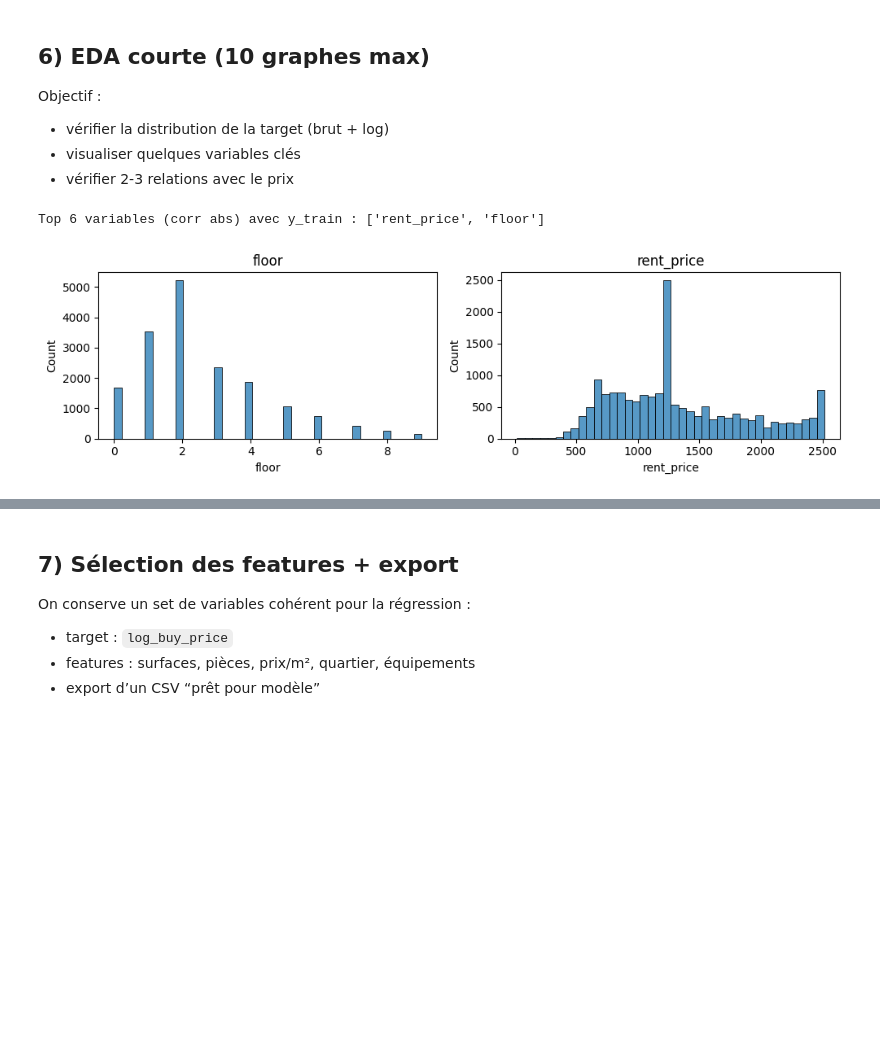
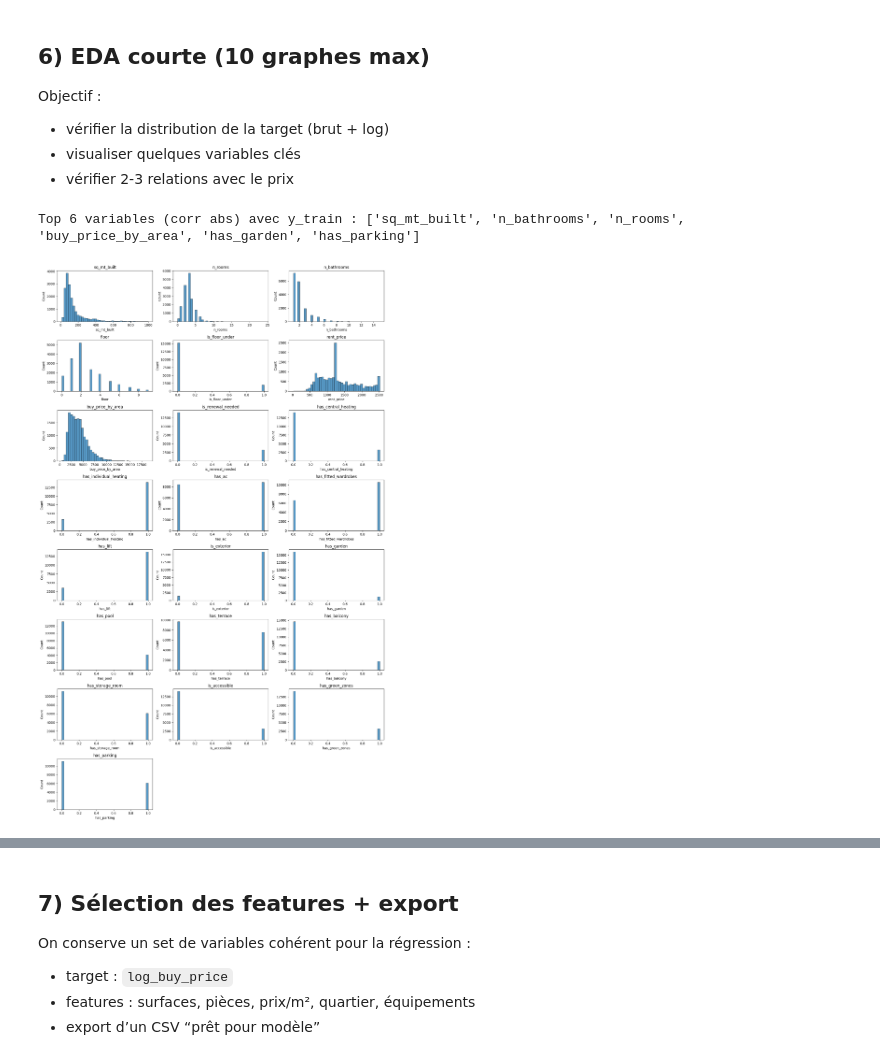
Before and after one commit to bruno-coulet/apartment-hunter, a Jupyter notebook: 2_analysis.ipynb, the cells around one changed output, grey strips where cells are left out. Cells and saved outputs as stored; diff of their text form; code cells hidden in the pictures; blank space fills up the shorter version.

```diff
--- a/2_analysis.ipynb
+++ b/2_analysis.ipynb
@@ -53,9 +65,7 @@ target_col = 'buy_price'
 y = df[target_col]
 X = df.drop(columns=[target_col])
 
-X_train, X_test, y_train, y_test = train_test_split(
-    X, y, test_size=0.2, random_state=42
- )
+X_train, X_test, y_train, y_test = train_test_split(X, y, test_size=0.2, random_state=42)
 
 # Sauvegarde au format feather
 os.makedirs('data_model', exist_ok=True)
@@ -64,5 +74,5 @@ X_test.reset_index(drop=True).to_feather('data_model/X_test.feather')
 y_train.to_frame(name=target_col).reset_index(drop=True).to_feather('data_model/y_train.feather')
 y_test.to_frame(name=target_col).reset_index(drop=True).to_feather('data_model/y_test.feather')
 
-print(f"X_train: {X_train.shape}, X_test: {X_test.shape}\ny_train: {y_train.shape}, y_test: {y_test.shape}")
+print(f"=== Train set ===\nX_train: {X_train.shape}\ny_train: {y_train.shape}\n\n==== Test set ====\nX_test: {X_test.shape}\ny_test: {y_test.shape}")
 # %% [output]
@@ -301,10 +270,10 @@ def clean_data(X, y_train_stats=None):
 # %%
 # Appliquer le cleaning à X_train et récupérer les stats
-X_train, stats = clean_data(X_train, y_train_stats=None)
+X_train, stats = clean_data(X_train, config=cleaning_config, stats=None)
 print("Shape X_train après cleaning:", X_train.shape)
 
 # Appliquer le même cleaning à X_test avec les stats de X_train
-X_test, _ = clean_data(X_test, y_train_stats=stats)
+X_test, _ = clean_data(X_test, config=cleaning_config, stats=stats)
 print("Shape X_test après cleaning:", X_test.shape)
 
 # Vérifier que les deux ont les mêmes colonnes
@@ -365,47 +334,14 @@ Objectif :
 - visualiser quelques variables clés
 - vérifier 2-3 relations avec le prix
 # %%
-# Colonnes numériques de X_train
-num_cols = X_train.select_dtypes(include=["int64", "float64"]).columns
-
-# Concaténer X_train et y_train pour la corrélation
-df_corr = X_train[num_cols].copy()
-df_corr["target"] = y_train
-
-# Corrélation avec la target
-corr_target = (
-    df_corr.corr(numeric_only=True)["target"]
-    .drop("target")
-)
-
-# Top 6 variables les plus corrélées (valeur absolue)
-top_cols = (
-    corr_target.abs()
-    .sort_values(ascending=False)
-    .head(6)
-    .index
-    .tolist()
-)
+# Top corrélations avec la target
+corr_target, top_cols = top_correlated_features(X_train, y_train, n=6)
 
 print("Top 6 variables (corr abs) avec y_train :", top_cols)
 # %% [output]
-Top 6 variables (corr abs) avec y_train : ['rent_price', 'floor']
+Top 6 variables (corr abs) avec y_train : ['sq_mt_built', 'n_bathrooms', 'n_rooms', 'buy_price_by_area', 'has_garden', 'has_parking']
 # %%
-import math
-
-n_cols = 3                      # nombre de graphes par ligne
-n_plots = len(num_cols)
-n_rows = math.ceil(n_plots / n_cols)
-
-plt.figure(figsize=(n_cols * 5, n_rows * 3))
-
-for i, col in enumerate(num_cols, 1):
-    plt.subplot(n_rows, n_cols, i)
-    sns.histplot(X_train[col].dropna(), bins=40)
-    plt.title(col)
-
-plt.tight_layout()
-plt.show()
+plot_numeric_histograms(X_train, bins=40, n_cols=3)
 # %% [output]
-[figure, old version]
+[figure, new version]
 # %%
```
Also changed, not shown: parts of 11 cells of this notebook, 4 other files.
